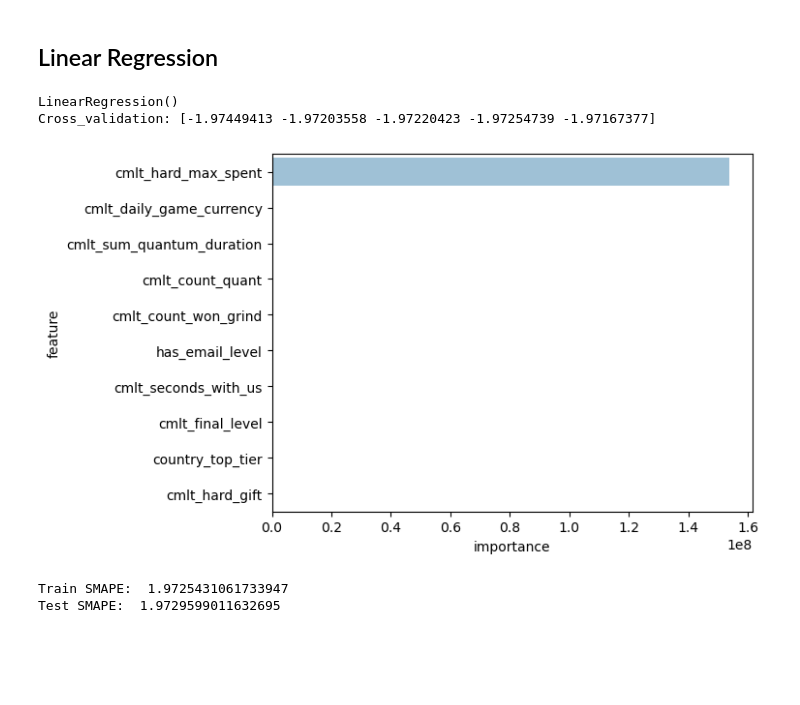
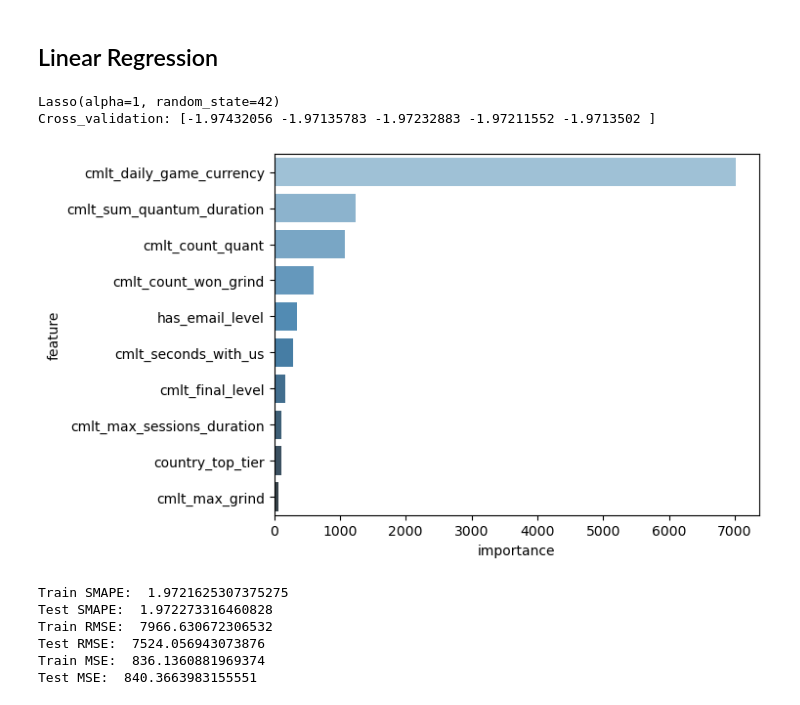
Before and after one commit to KurmangazyKarabekov/Dataset_decision, a Jupyter notebook: 2_Baseline.ipynb, the cells around one changed output. Drawn from its saved outputs; the diff is of its cells as text; code cells hidden in the pictures; blank space fills up the shorter version.

Commit message:
Used L1 for model

```diff
--- a/2_Baseline.ipynb
+++ b/2_Baseline.ipynb
@@ -103,21 +102,31 @@ def train_model(model_obj, X_train, y_train, num_folds ,cross_val = False):
 
     return model, td
 # %%
-model, features = train_model(LinearRegression(),
+model, features = train_model(Lasso(alpha=1, random_state=42),
                                 X_train,
                                 y_train,
                                 5,
                                 cross_val=True)
 # %% [output]
-LinearRegression()
-Cross_validation: [-1.97449413 -1.97203558 -1.97220423 -1.97254739 -1.97167377]
+Lasso(alpha=1, random_state=42)
+Cross_validation: [-1.97432056 -1.97135783 -1.97232883 -1.97211552 -1.9713502 ]
-[figure, old version]
+[figure, new version]
 # %%
 y_pred_train = model.predict(X_train)
 y_pred_test = model.predict(X_test)
 # %%
 print('Train SMAPE: ', SMAPE(y_train, y_pred_train))
 print('Test SMAPE: ', SMAPE(y_test, y_pred_test))
+
+print('Train RMSE: ',  np.sqrt(mean_squared_error(y_train, y_pred_train)))
+print('Test RMSE: ',  np.sqrt(mean_squared_error(y_test, y_pred_test)))
+
+print('Train MSE: ',  mean_absolute_error(y_train, y_pred_train))
+print('Test MSE: ',  mean_absolute_error(y_test, y_pred_test))
 # %% [output]
-Train SMAPE:  1.9725431061733947
-Test SMAPE:  1.9729599011632695
+Train SMAPE:  1.9721625307375275
+Test SMAPE:  1.972273316460828
+Train RMSE:  7966.630672306532
+Test RMSE:  7524.056943073876
+Train MSE:  836.1360881969374
+Test MSE:  840.3663983155551
```
Also changed, not shown: parts of 1 cell of this notebook.
